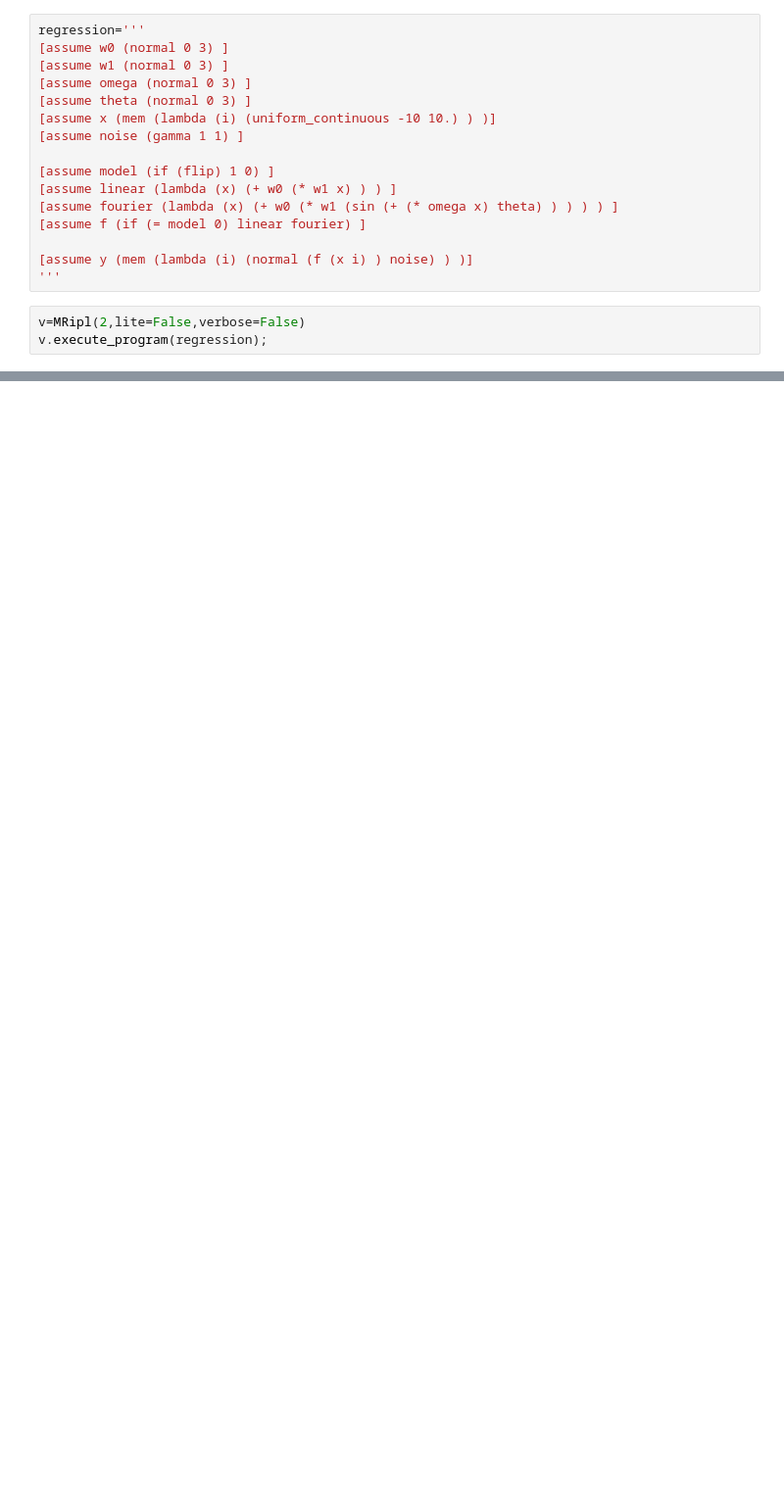
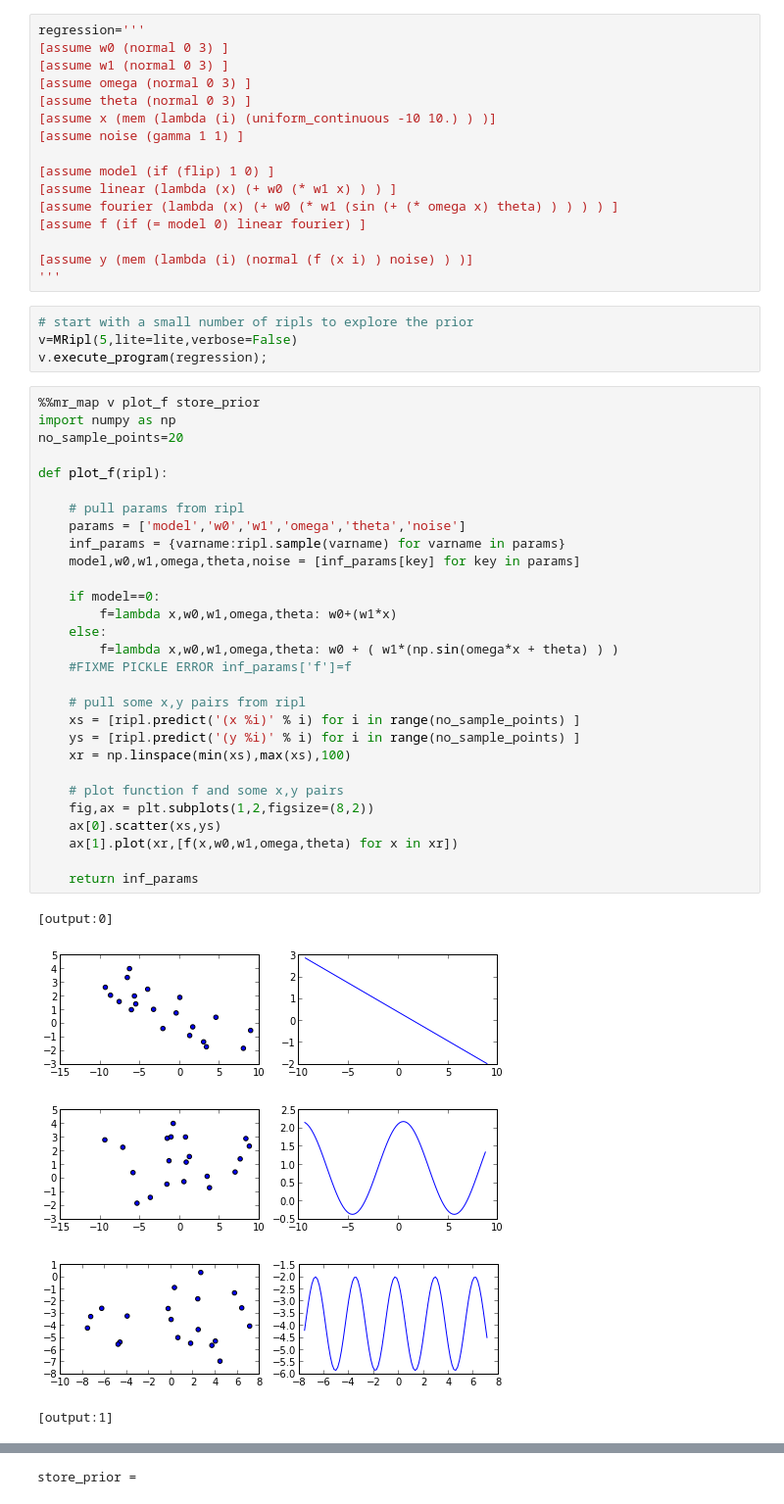
Before and after one commit to owainevans/myunit, a Jupyter notebook: simp_reg_demo.ipynb, the cells around one changed output, grey strips where cells are left out. Shown at 98% size. Cells and saved outputs as stored; diff of their text form; blank space fills up the shorter version.

```diff
--- a/simp_reg_demo.ipynb
+++ b/simp_reg_demo.ipynb
@@ -21,6 +21,42 @@ regression='''
 
 [assume y (mem (lambda (i) (normal (f (x i) ) noise) ) )]
 '''
-# %%
-v=MRipl(2,lite=False,verbose=False)
-v.execute_program(regression);
+# %%
+# start with a small number of ripls to explore the prior
+v=MRipl(5,lite=lite,verbose=False)
+v.execute_program(regression);
+# %%
+%%mr_map v plot_f store_prior
+import numpy as np
+no_sample_points=20
+
+def plot_f(ripl):
+
+    # pull params from ripl
+    params = ['model','w0','w1','omega','theta','noise']
+    inf_params = {varname:ripl.sample(varname) for varname in params}
+    model,w0,w1,omega,theta,noise = [inf_params[key] for key in params]
+
+    if model==0:
+        f=lambda x,w0,w1,omega,theta: w0+(w1*x)
+    else:
+        f=lambda x,w0,w1,omega,theta: w0 + ( w1*(np.sin(omega*x + theta) ) )
+    #FIXME PICKLE ERROR inf_params['f']=f
+
+    # pull some x,y pairs from ripl
+    xs = [ripl.predict('(x %i)' % i) for i in range(no_sample_points) ]
+    ys = [ripl.predict('(y %i)' % i) for i in range(no_sample_points) ]
+    xr = np.linspace(min(xs),max(xs),100)
+
+    # plot function f and some x,y pairs
+    fig,ax = plt.subplots(1,2,figsize=(8,2))
+    ax[0].scatter(xs,ys)
+    ax[1].plot(xr,[f(x,w0,w1,omega,theta) for x in xr])
+
+    return inf_params
+# %% [output]
+[output:0]
+[figure, added]
+[figure, added]
+[figure, added]
+[output:1]
@@ -26,0 +65 @@ v.execute_program(regression);
+store_prior =
```
Also changed, not shown: parts of 17 cells of this notebook.
